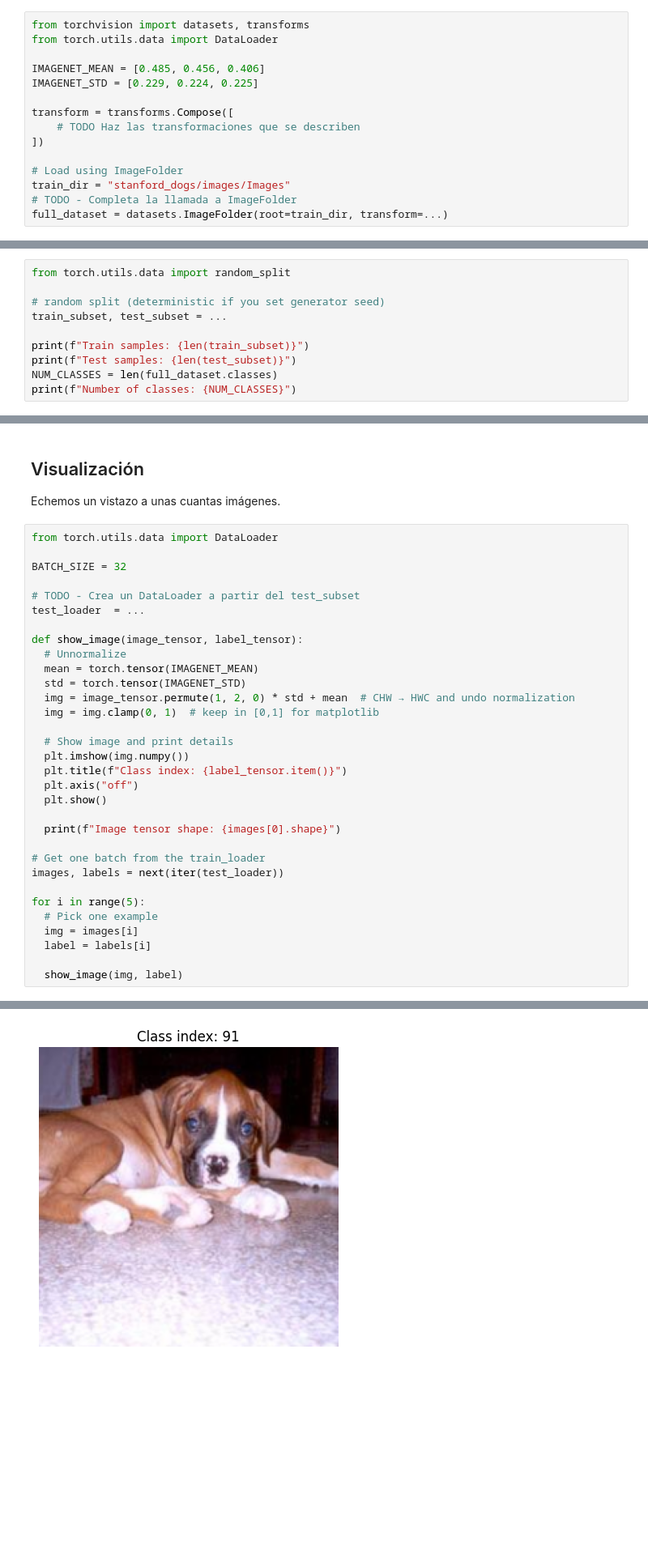
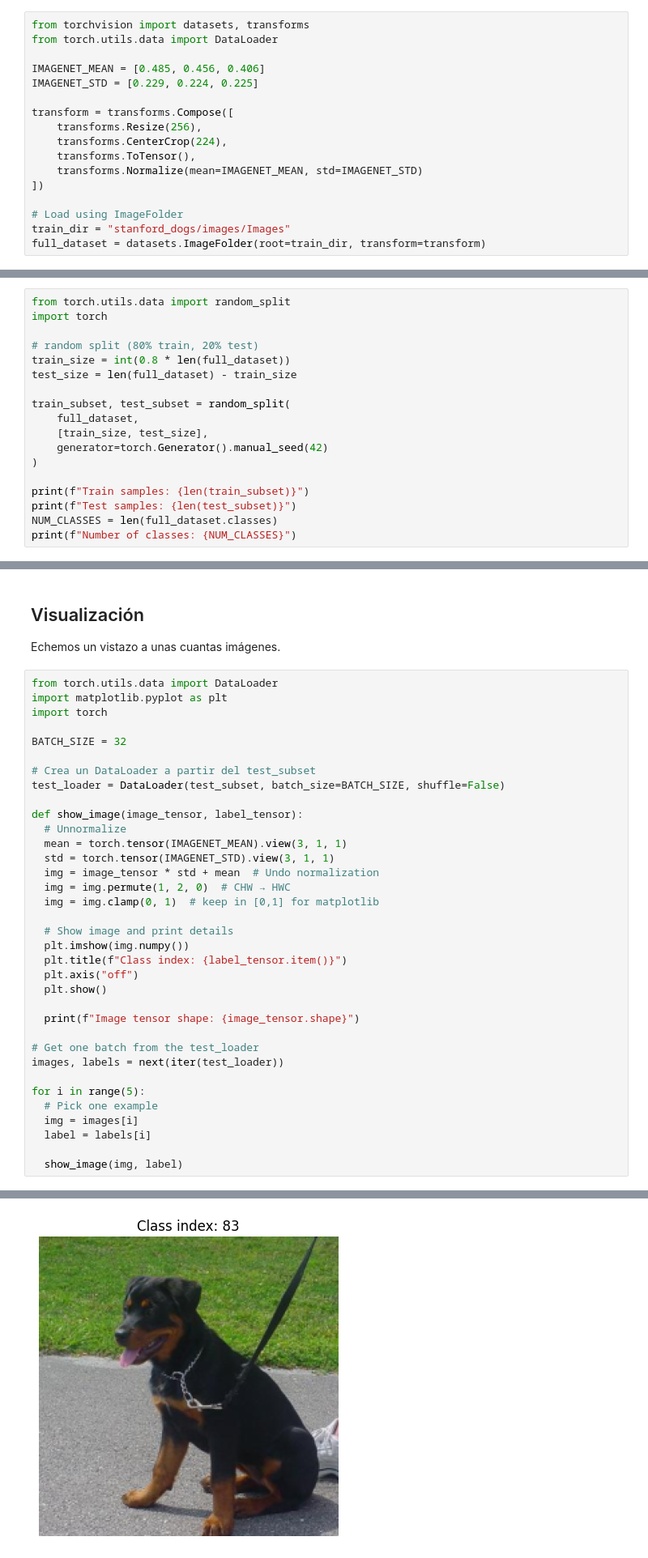
Before and after one commit to Ramon-udc/GCED-AA2, a Jupyter notebook: es/lab8/lab8.ipynb, the cells around one changed output, grey strips where cells are left out. Shown at 81% size. Saved outputs shown, nothing was run; the diff lists cells and outputs as text; blank space fills up the shorter version.

```diff
--- a/es/lab8/lab8.ipynb
+++ b/es/lab8/lab8.ipynb
@@ -45,21 +49,31 @@ IMAGENET_MEAN = [0.485, 0.456, 0.406]
 IMAGENET_STD = [0.229, 0.224, 0.225]
 
 transform = transforms.Compose([
-    # TODO Haz las transformaciones que se describen
+    transforms.Resize(256),
+    transforms.CenterCrop(224),
+    transforms.ToTensor(),
+    transforms.Normalize(mean=IMAGENET_MEAN, std=IMAGENET_STD)
 ])
 
 # Load using ImageFolder
 train_dir = "stanford_dogs/images/Images"
-# TODO - Completa la llamada a ImageFolder
-full_dataset = datasets.ImageFolder(root=train_dir, transform=...)
+full_dataset = datasets.ImageFolder(root=train_dir, transform=transform)
 # %% [markdown]
 ### Particiones de entrenamiento y test
 Dejaremos el 20% de los datos para test. Utilizaremos `torch.utils.data.random_split` sobre `full_dataset` para conseguir dos datasets separados.
 # %%
 from torch.utils.data import random_split
+import torch
 
-# random split (deterministic if you set generator seed)
-train_subset, test_subset = ...
+# random split (80% train, 20% test)
+train_size = int(0.8 * len(full_dataset))
+test_size = len(full_dataset) - train_size
+
+train_subset, test_subset = random_split(
+    full_dataset,
+    [train_size, test_size],
+    generator=torch.Generator().manual_seed(42)
+)
 
 print(f"Train samples: {len(train_subset)}")
 print(f"Test samples: {len(test_subset)}")
@@ -75,17 +89,20 @@ Number of classes: 120
 Echemos un vistazo a unas cuantas imágenes.
 # %%
 from torch.utils.data import DataLoader
+import matplotlib.pyplot as plt
+import torch
 
 BATCH_SIZE = 32
 
-# TODO - Crea un DataLoader a partir del test_subset
-test_loader  = ...
+# Crea un DataLoader a partir del test_subset
+test_loader = DataLoader(test_subset, batch_size=BATCH_SIZE, shuffle=False)
 
 def show_image(image_tensor, label_tensor):
   # Unnormalize
-  mean = torch.tensor(IMAGENET_MEAN)
-  std = torch.tensor(IMAGENET_STD)
-  img = image_tensor.permute(1, 2, 0) * std + mean  # CHW → HWC and undo normalization
+  mean = torch.tensor(IMAGENET_MEAN).view(3, 1, 1)
+  std = torch.tensor(IMAGENET_STD).view(3, 1, 1)
+  img = image_tensor * std + mean  # Undo normalization
+  img = img.permute(1, 2, 0)  # CHW → HWC
   img = img.clamp(0, 1)  # keep in [0,1] for matplotlib
 
   # Show image and print details
@@ -94,9 +111,9 @@ def show_image(image_tensor, label_tensor):
   plt.axis("off")
   plt.show()
 
-  print(f"Image tensor shape: {images[0].shape}")
+  print(f"Image tensor shape: {image_tensor.shape}")
 
-# Get one batch from the train_loader
+# Get one batch from the test_loader
 images, labels = next(iter(test_loader))
 
 for i in range(5):
@@ -116,5 +133,5 @@ Image tensor shape: torch.Size([3, 224, 224])
 Image tensor shape: torch.Size([3, 224, 224])
-[figure, old version]
+[figure, new version]
 Image tensor shape: torch.Size([3, 224, 224])
 # %% [markdown]
 ## Creando el modelo
```
Also changed, not shown: parts of 13 cells of this notebook.
